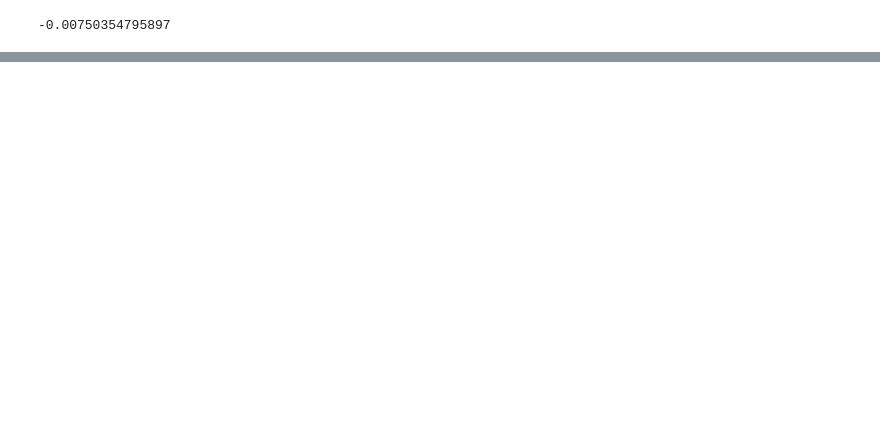
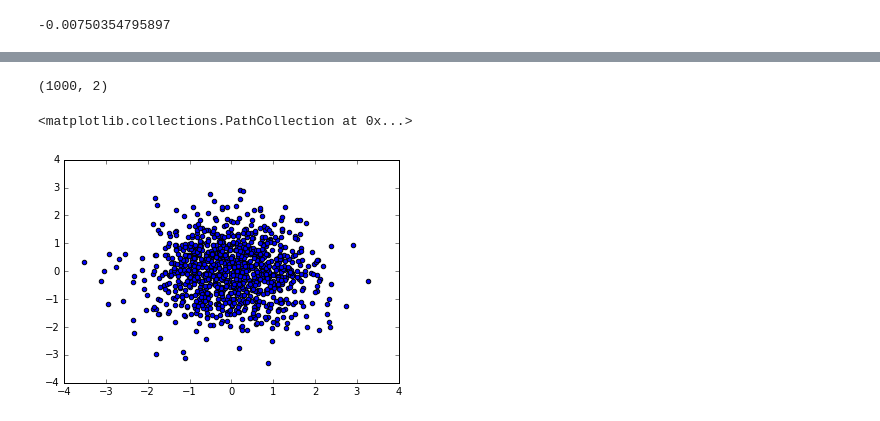
Before and after one commit to lwehbe/10606607_M20, a Jupyter notebook: 10606/Lecture_11.ipynb, the cells around one changed output, grey strips where cells are left out. Saved outputs shown, nothing was run; the diff lists cells and outputs as text; code cells hidden in the pictures; blank space fills up the shorter version.

```diff
--- a/10606/Lecture_11.ipynb
+++ b/10606/Lecture_11.ipynb
@@ -290,0 +340,14 @@ print(corr(X[:,0],X[:,1]))
+# %%
+from scipy.stats import multivariate_normal
+
+cov = np.array([[1,0],[0,1]])
+
+mvn = multivariate_normal(mean = [0,0],cov=cov)
+
+X = mvn.rvs(size = 1000)
+print(X.shape)
+plt.scatter(X[:,0],X[:,1])
+# %% [output]
+(1000, 2)
+<matplotlib.collections.PathCollection at 0x...>
+[figure, added]
```
Also changed, not shown: parts of 4 cells of this notebook.
